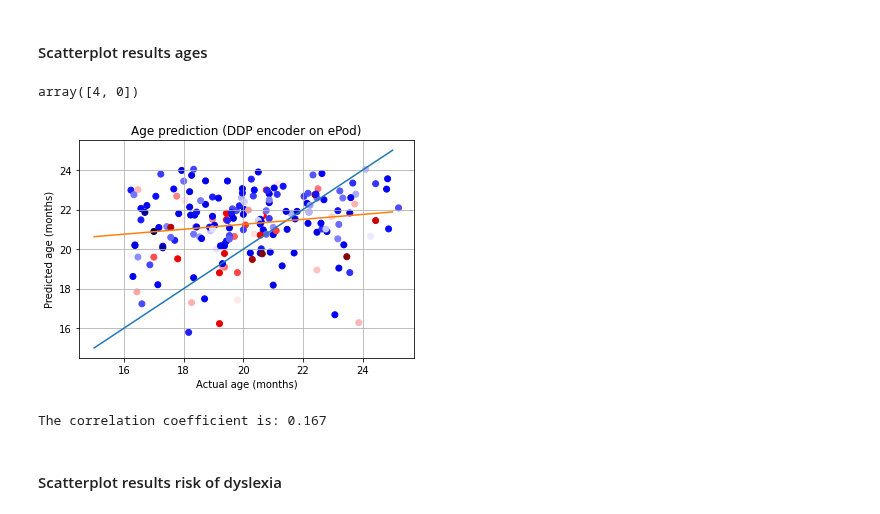
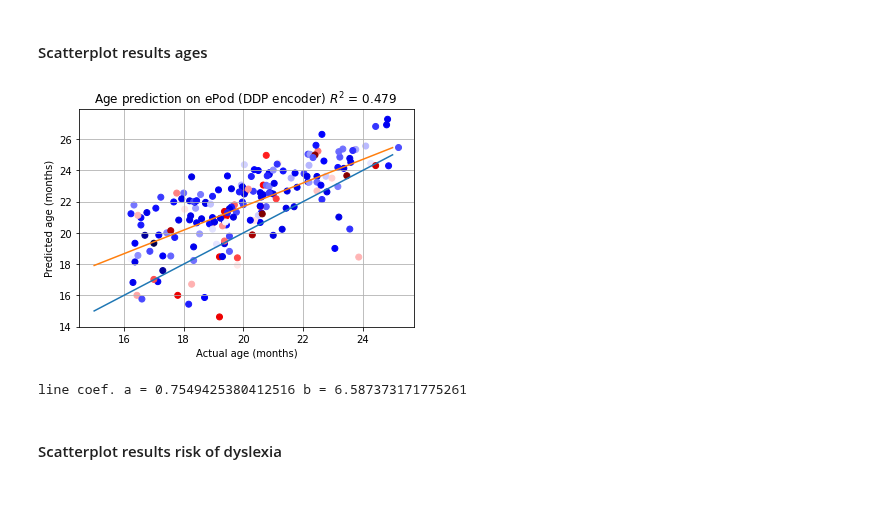
Before and after one commit to eegyolk-ai/eegyolk, a Jupyter notebook: floris_files/model_analysis.ipynb, the cells around one changed output. Drawn from its saved outputs; the diff is of its cells as text; code cells hidden in the pictures.

Commit message:
predictions

```diff
--- a/floris_files/model_analysis.ipynb
+++ b/floris_files/model_analysis.ipynb
@@ -160,9 +160,9 @@ for i, experiment in enumerate(testset):
                                             batch_size=n_passthroughs, label='age',
                                             n_trials_averaged=30)
         else:
-            test_sequence = EpodiumSequence([experiment], labels, local_paths.ePod_epochs,
-                                            batch_size=n_passthroughs, label='dyslexia',
-                                            n_trials_averaged=15, input_type="MMR")
+            test_sequence = EpodiumSequence([experiment], labels, local_paths.ePod_epochs_ddp_dims,
+                                            batch_size=n_passthroughs, label='age',
+                                            n_trials_averaged=30, input_type="standard")
 
     # Get experiment
     x, y = test_sequence.__getitem__(0)
@@ -235,7 +235,8 @@ The experiments in the testset are colored from blue to red, where red means tha
 list_n_standards = []
 
 if dataset_name_w.value == 'epodium':
-    testset = processing.valid_experiments(dataset, local_paths.ePod_epochs_events, min_standards=180, min_deviants=80)
+    if "ddp" in model_name_w.value:
+        testset = processing.valid_experiments(dataset, local_paths.ePod_epochs_events, min_standards=180, min_deviants=80)
 
     standard_id = [2, 5, 8, 11]
 
@@ -264,44 +265,49 @@ Analyzed: 248 bad: 62
 186 experiments have enough epochs for analysis.
 # %% [markdown]
 #### Scatterplot results ages
-# %%
-np.array([5,1])-np.array([1,1])
-# %% [output]
-array([4, 0])
 # %%
 model_info = model_name_w.value.split("_")
 
 ages_real = np.array(results)[:,0]/30
 
-correction = (0.4433-1) * np.average(ages_real) + 14.73
-ages_predicted = np.array(results)[:,1]/30-correction
+# Correction values for DDP dataset
+a = 0.3728
+b = 15.78
+
+correction_point = (a-1) * ages_real + b
+correction_avg = (a-1) * np.average(ages_real) + b
+
+ages_predicted = np.array(results)[:,1]/30-correction_point
+
+corr_coef = round(np.corrcoef(ages_real, ages_predicted)[0, 1], 3)
+r2 = round(corr_coef**2,3)
 
 display_helper.show_plot(ages_real,
                          ages_predicted,
-                         f"Age prediction (DDP {model_info[1]} on ePod)",
+                         f"Age prediction on ePod (DDP {model_info[1]}) $R^2$ = {r2} ",
                          "Actual age (months)",
                          "Predicted age (months)",
                          scatter=True,
                          scatter_color=color,
                          show=False)
 plt.grid()
 
 if dataset_name_w.value == "ddp":
     x, y = 5, 50
 elif dataset_name_w.value  == "epodium":
     x, y = 15, 25
 
 # Line where predicted=actual:
 plt.plot([x, y], [x, y])
 
 a, b = np.polyfit(ages_real, ages_predicted, 1)
 plt.plot([x, y], [a*x+b, a*y+b])
 plt.show()
 
-print(f"The correlation coefficient is: {round(np.corrcoef(ages_real, ages_predicted)[0, 1], 3)}" )
+print(f"\nline coef. a = {a} b = {b}")
 # %% [output]
-[figure, old version]
+[figure, new version]
-The correlation coefficient is: 0.167
+line coef. a = 0.7549425380412516 b = 6.587373171775261
 # %% [markdown]
 #### Scatterplot results risk of dyslexia
 # %%
```
Also changed, not shown: parts of 5 cells of this notebook, 2 other files.
